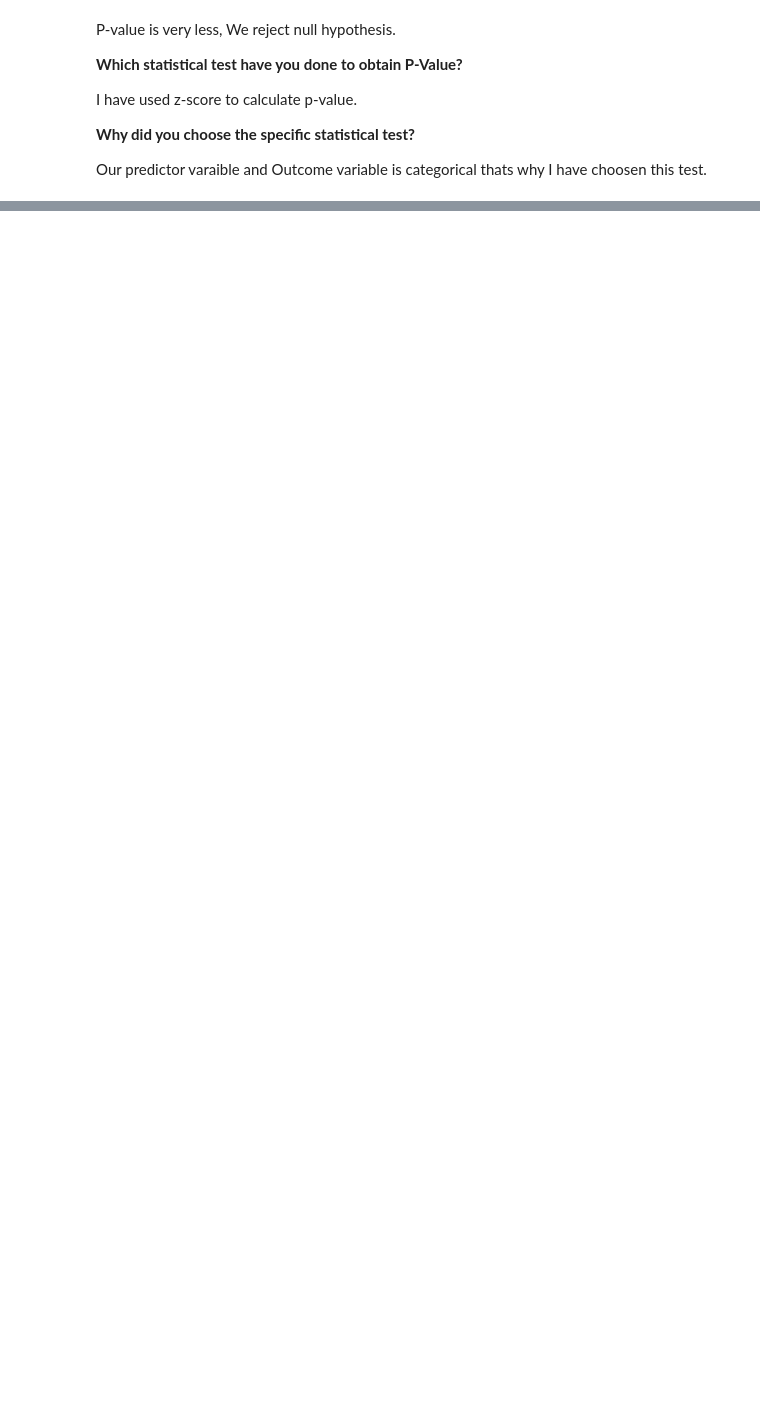
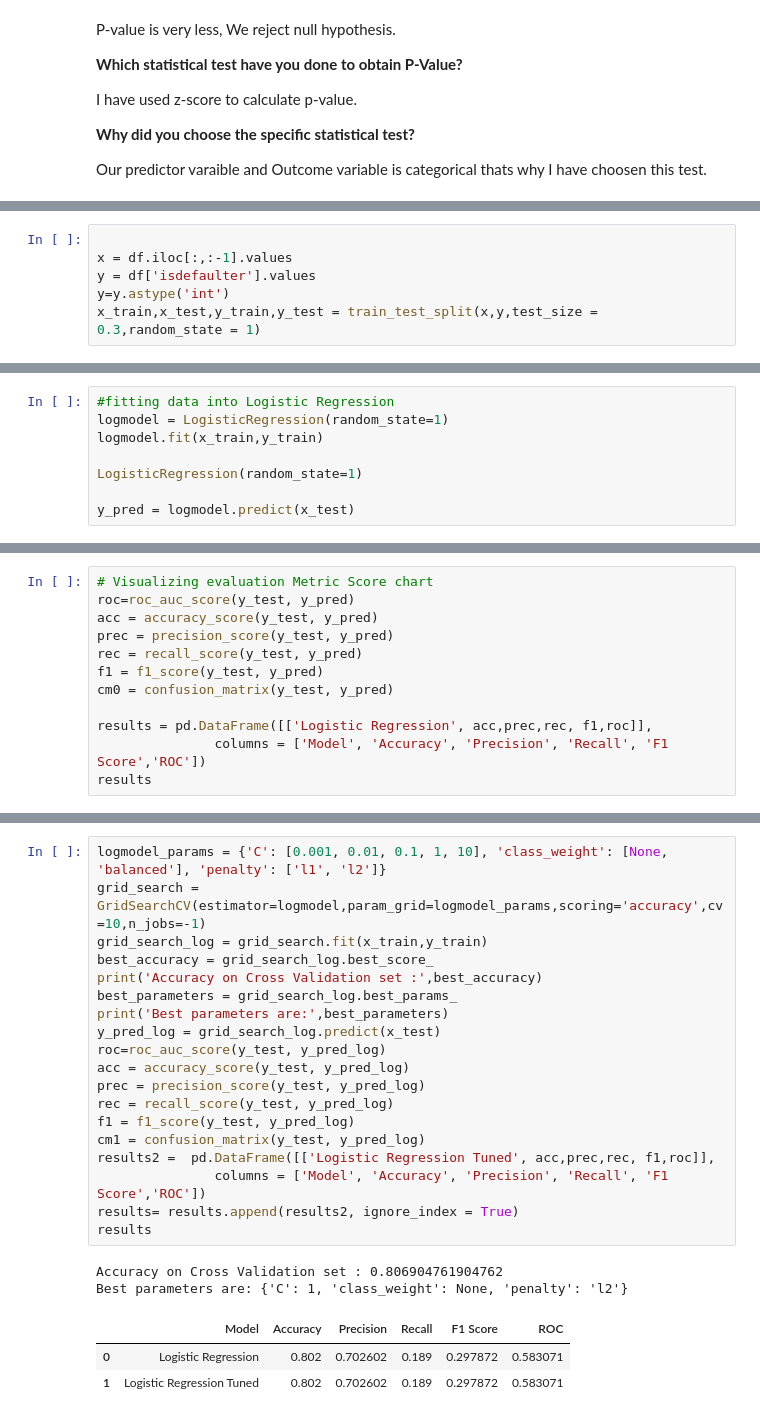
Before and after one commit to shaad4224/credit_card_default_prediction, a Jupyter notebook: Copy_of_credit_card_default_prediction.ipynb, the cells around one changed output, grey strips where cells are left out. Drawn from its saved outputs; the diff is of its cells as text; blank space fills up the shorter version.

```diff
--- a/Copy_of_credit_card_default_prediction.ipynb
+++ b/Copy_of_credit_card_default_prediction.ipynb
@@ -1570,0 +812,6 @@ array([[3959,  714],
+# %%
+
+x = df.iloc[:,:-1].values
+y = df['isdefaulter'].values
+y=y.astype('int')
+x_train,x_test,y_train,y_test = train_test_split(x,y,test_size = 0.3,random_state = 1)
@@ -1570,0 +820,8 @@ array([[3959,  714],
+# %%
+#fitting data into Logistic Regression
+logmodel = LogisticRegression(random_state=1)
+logmodel.fit(x_train,y_train)
+
+LogisticRegression(random_state=1)
+
+y_pred = logmodel.predict(x_test)
@@ -1570,0 +830,12 @@ array([[3959,  714],
+# %%
+# Visualizing evaluation Metric Score chart
+roc=roc_auc_score(y_test, y_pred)
+acc = accuracy_score(y_test, y_pred)
+prec = precision_score(y_test, y_pred)
+rec = recall_score(y_test, y_pred)
+f1 = f1_score(y_test, y_pred)
+cm0 = confusion_matrix(y_test, y_pred)
+
+results = pd.DataFrame([['Logistic Regression', acc,prec,rec, f1,roc]],
+               columns = ['Model', 'Accuracy', 'Precision', 'Recall', 'F1 Score','ROC'])
+results
@@ -1570,0 +847,25 @@ array([[3959,  714],
+# %%
+logmodel_params = {'C': [0.001, 0.01, 0.1, 1, 10], 'class_weight': [None, 'balanced'], 'penalty': ['l1', 'l2']}
+grid_search = GridSearchCV(estimator=logmodel,param_grid=logmodel_params,scoring='accuracy',cv=10,n_jobs=-1)
+grid_search_log = grid_search.fit(x_train,y_train)
+best_accuracy = grid_search_log.best_score_
+print('Accuracy on Cross Validation set :',best_accuracy)
+best_parameters = grid_search_log.best_params_
+print('Best parameters are:',best_parameters)
+y_pred_log = grid_search_log.predict(x_test)
+roc=roc_auc_score(y_test, y_pred_log)
+acc = accuracy_score(y_test, y_pred_log)
+prec = precision_score(y_test, y_pred_log)
+rec = recall_score(y_test, y_pred_log)
+f1 = f1_score(y_test, y_pred_log)
+cm1 = confusion_matrix(y_test, y_pred_log)
+results2 =  pd.DataFrame([['Logistic Regression Tuned', acc,prec,rec, f1,roc]],
+               columns = ['Model', 'Accuracy', 'Precision', 'Recall', 'F1 Score','ROC'])
+results= results.append(results2, ignore_index = True)
+results
+# %% [output]
+Accuracy on Cross Validation set : 0.806904761904762
+Best parameters are: {'C': 1, 'class_weight': None, 'penalty': 'l2'}
+|  | Model | Accuracy | Precision | Recall | F1 Score | ROC |
+| 0 | Logistic Regression | 0.802 | 0.702602 | 0.189 | 0.297872 | 0.583071 |
+| 1 | Logistic Regression Tuned | 0.802 | 0.702602 | 0.189 | 0.297872 | 0.583071 |
```
Also changed, not shown: parts of 121 cells of this notebook.
